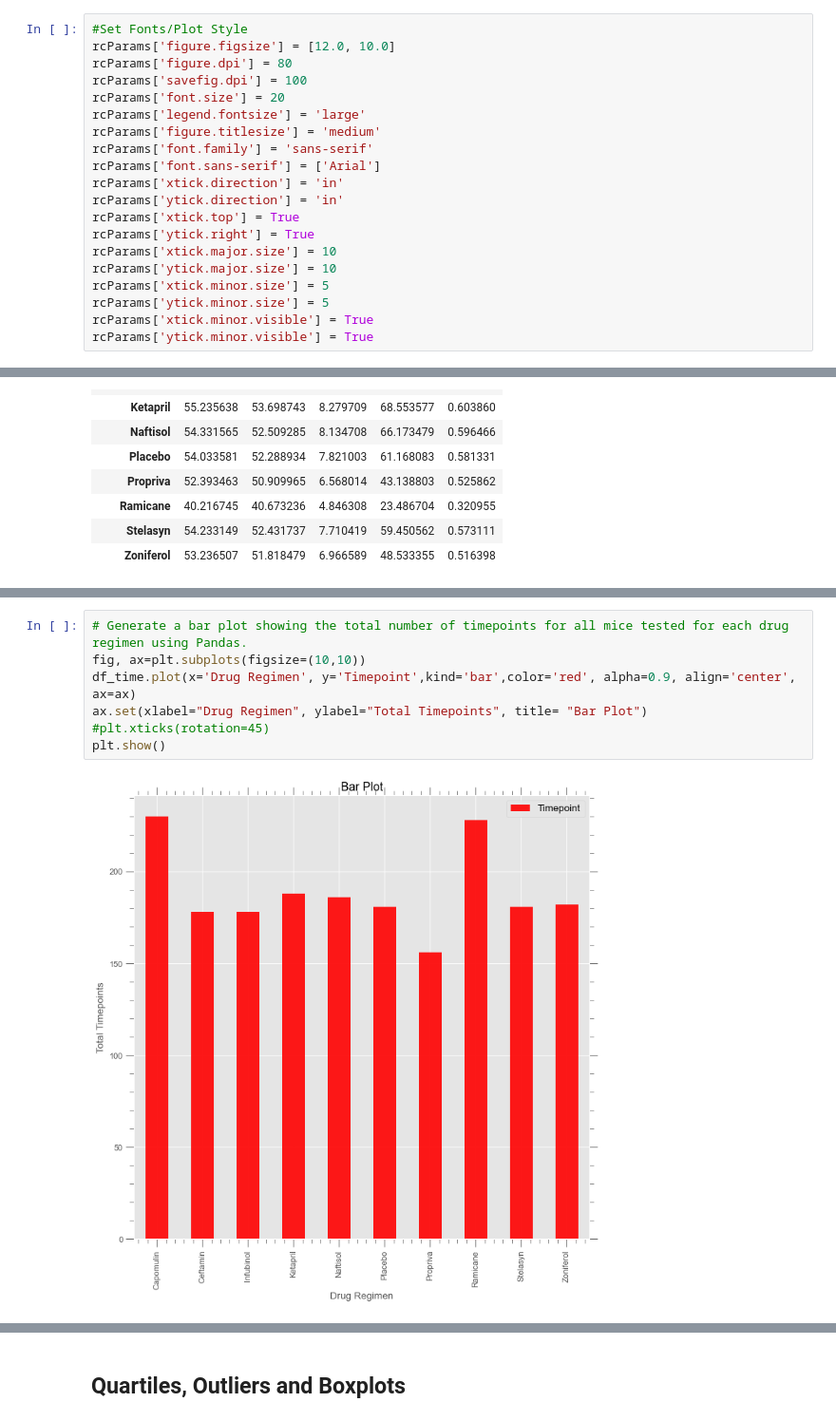
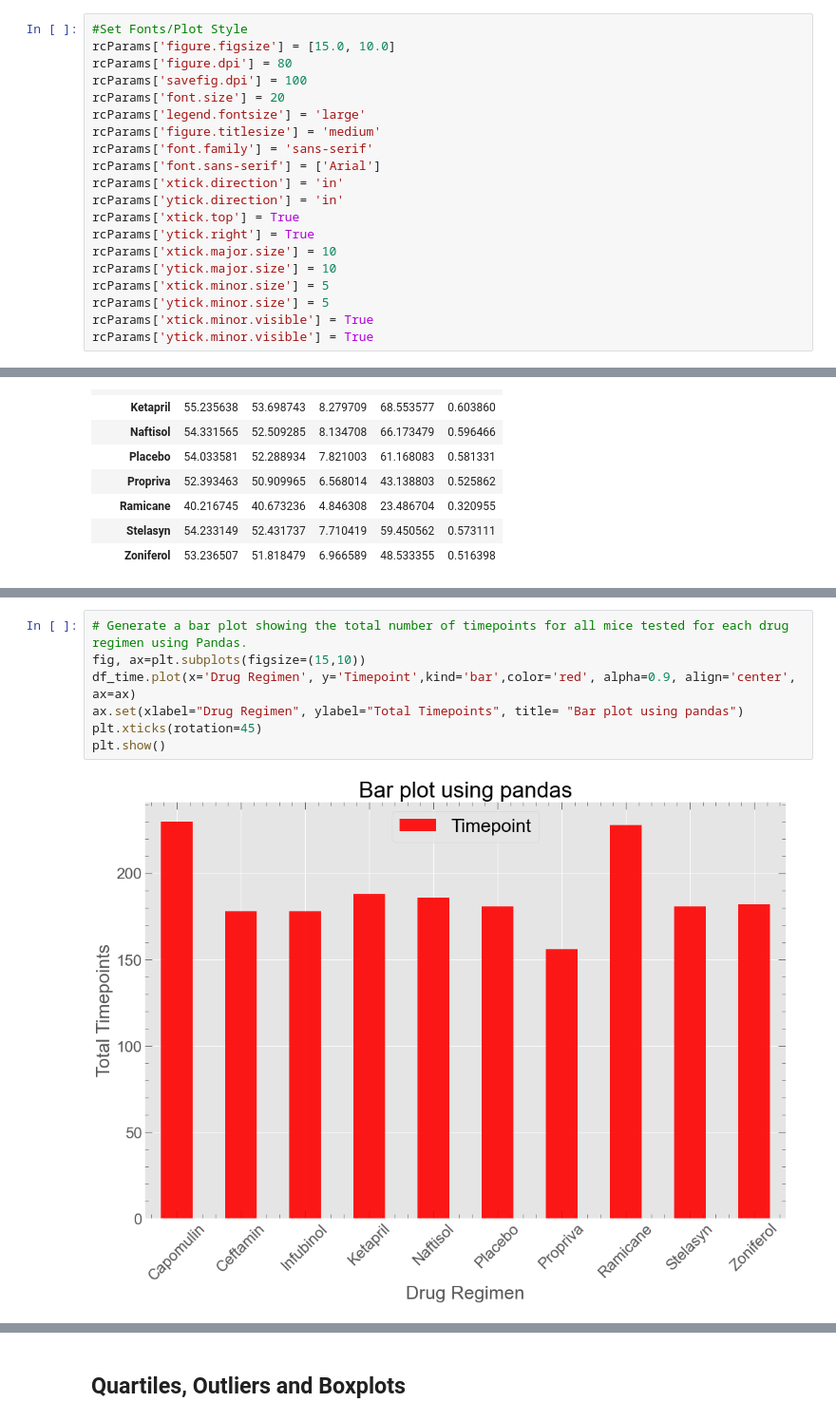
Before and after one commit to pandeysudip/Pharmaceutical-Data-Visulization, a Jupyter notebook: pymaceutical.ipynb, the cells around one changed output, grey strips where cells are left out. Shown at 95% size. Drawn from its saved outputs; the diff is of its cells as text.

```diff
--- a/pymaceutical.ipynb
+++ b/pymaceutical.ipynb
@@ -16,7 +17,7 @@ import os
 plt.style.use('ggplot')
 # %%
 #Set Fonts/Plot Style
-rcParams['figure.figsize'] = [12.0, 10.0]
+rcParams['figure.figsize'] = [15.0, 10.0]
 rcParams['figure.dpi'] = 80
 rcParams['savefig.dpi'] = 100
 rcParams['font.size'] = 20
@@ -387,11 +370,11 @@ df_time
 | 9 | Zoniferol | 182 | 182 | 182 | 182 | 182 | 182 | ... |
 # %%
 # Generate a bar plot showing the total number of timepoints for all mice tested for each drug regimen using Pandas.
-fig, ax=plt.subplots(figsize=(10,10))
+fig, ax=plt.subplots(figsize=(15,10))
 df_time.plot(x='Drug Regimen', y='Timepoint',kind='bar',color='red', alpha=0.9, align='center', ax=ax)
-ax.set(xlabel="Drug Regimen", ylabel="Total Timepoints", title= "Bar Plot")
-#plt.xticks(rotation=45)
+ax.set(xlabel="Drug Regimen", ylabel="Total Timepoints", title= "Bar plot using pandas")
+plt.xticks(rotation=45)
 plt.show()
 # %% [output]
-[figure, old version]
+[figure, new version]
 # %%
```
Also changed, not shown: parts of 69 cells of this notebook, 1 other file.
